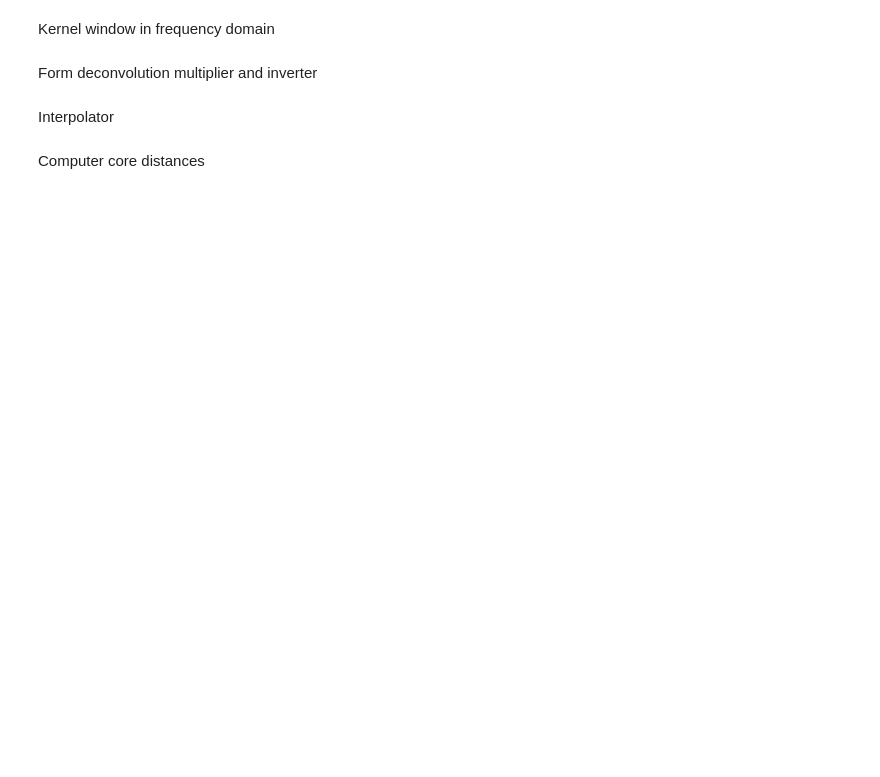
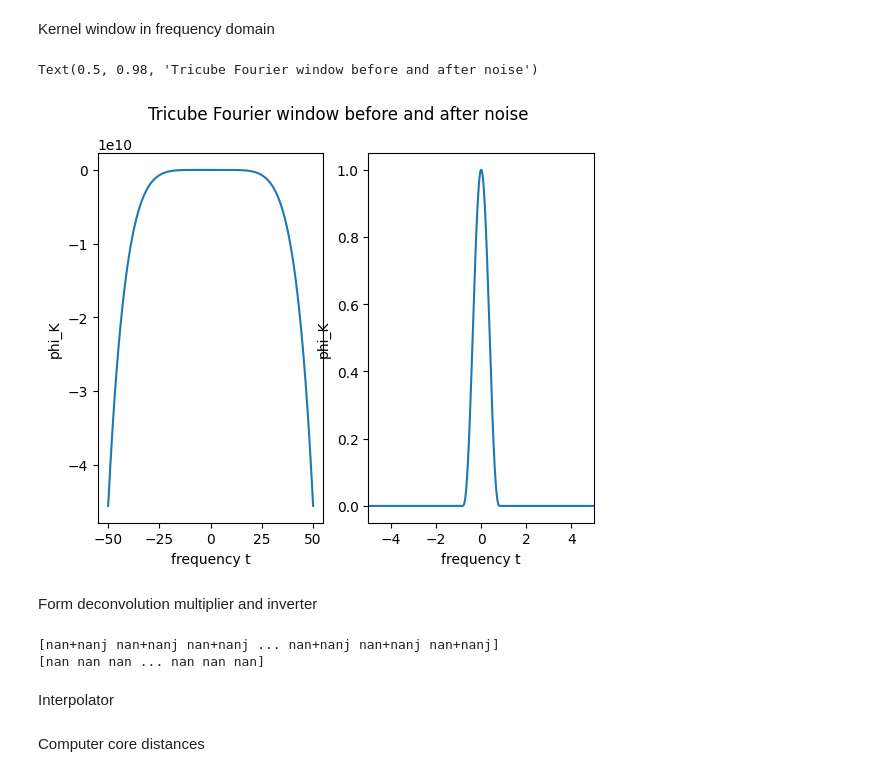
Before and after one commit to RobinB1lo/New-HDBSCAN, a Jupyter notebook: trials/deconvolutionKDE.ipynb, the cells around one changed output. Saved outputs shown, nothing was run; the diff lists cells and outputs as text; code cells hidden in the pictures; blank space fills up the shorter version.

```diff
--- a/trials/deconvolutionKDE.ipynb
+++ b/trials/deconvolutionKDE.ipynb
@@ -64,18 +62,36 @@ phi_U = np.exp(-0.5 * (std**2) * t**2)
 # %% [markdown]
 Kernel window in frequency domain
 # %%
-h = 0
+n = len(X_obs)
+sigma_X = np.std(X_obs.flatten())
+sigma_U = std
+variance_diff = max(sigma_X**2 - sigma_U**2, 1e-8)
+c = 1.06 #silverman's constant
+h = c * np.sqrt(variance_diff) * n**(-1/5) #Controls how much smoothing is applied to our density estimate, but I do not know how to pick the optimal h, from m reserahc this seemed like the best way to do it (Silverman's rule of thumb adjsuted for deconvolution)
 
-phi_K = (1 - (t*h)**2)**3
-phi_K[np.abs(t*h) > 1] = 0.0
+before_phi_K = (1 - (t*h)**2)**3
+phi_K = np.zeros_like(t)
+inside = np.abs(t*h) <= 1
+phi_K[inside] = (1 - (t[inside]*h)**2)**3 #This computes the fourier transform of the tricube kernel, keeping all the frequencies
+
+fig, (ax1, ax2) = plt.subplots(1, 2)
+ax1.plot(t, before_phi_K)
+ax1.set_xlabel('frequency t')
+ax1.set_ylabel('phi_K')
+
+ax2.plot(t, phi_K)
+ax2.set_xlim(-5, 5)
+ax2.set_xlabel('frequency t')
+ax2.set_ylabel('phi_K')
+plt.suptitle('Tricube Fourier window before and after noise')
+# %% [output]
+Text(0.5, 0.98, 'Tricube Fourier window before and after noise')
+[figure, added]
 # %% [markdown]
 Form deconvolution multiplier and inverter
 # %%
-G = phi_X * phi_K / phi_U
-fhat = np.fft.ifftshift(
-           np.fft.ifft(
-             np.fft.ifftshift(G)
-           )
-       ).real / (2*np.pi)
+# %% [output]
+[nan+nanj nan+nanj nan+nanj ... nan+nanj nan+nanj nan+nanj]
+[nan nan nan ... nan nan nan]
 # %% [markdown]
 Interpolator
```
Also changed, not shown: parts of 5 cells of this notebook, 1 other file.
